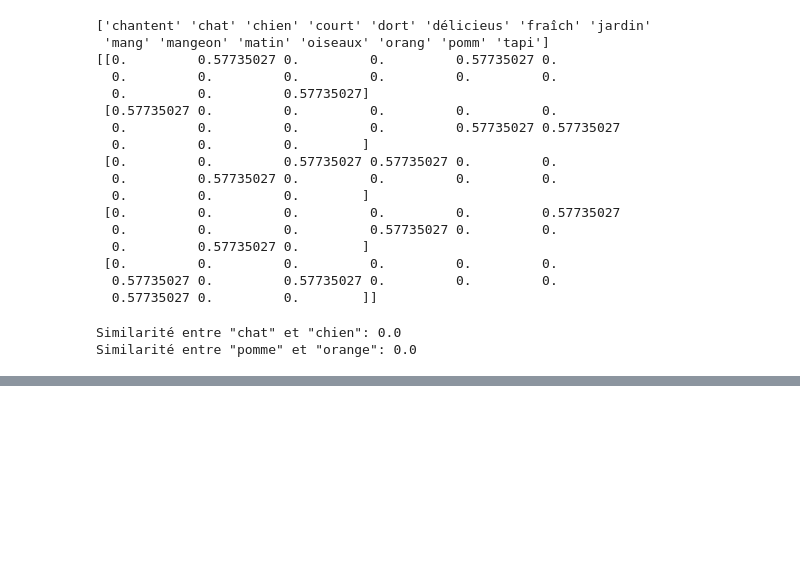
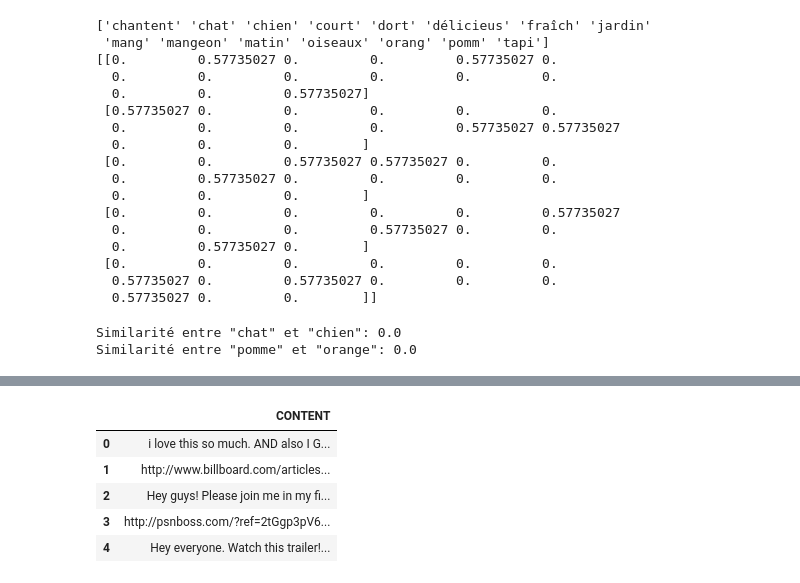
Before and after one commit to Wahiba275/TP1-NLP, a Jupyter notebook: TP1_NLP.ipynb, the cells around one changed output, grey strips where cells are left out. Drawn from its saved outputs; the diff is of its cells as text; code cells hidden in the pictures; blank space fills up the shorter version.

```diff
--- a/TP1_NLP.ipynb
+++ b/TP1_NLP.ipynb
@@ -269,0 +279,10 @@ Similarité entre "pomme" et "orange": 0.0
+# %%
+df=pd.DataFrame(data["CONTENT"])
+df.head()
+# %% [output]
+|  | CONTENT |
+| 0 | i love this so much. AND also I G... |
+| 1 | http://www.billboard.com/articles... |
+| 2 | Hey guys! Please join me in my fi... |
+| 3 | http://psnboss.com/?ref=2tGgp3pV6... |
+| 4 | Hey everyone. Watch this trailer!... |
```
Also changed, not shown: parts of 19 cells of this notebook.
